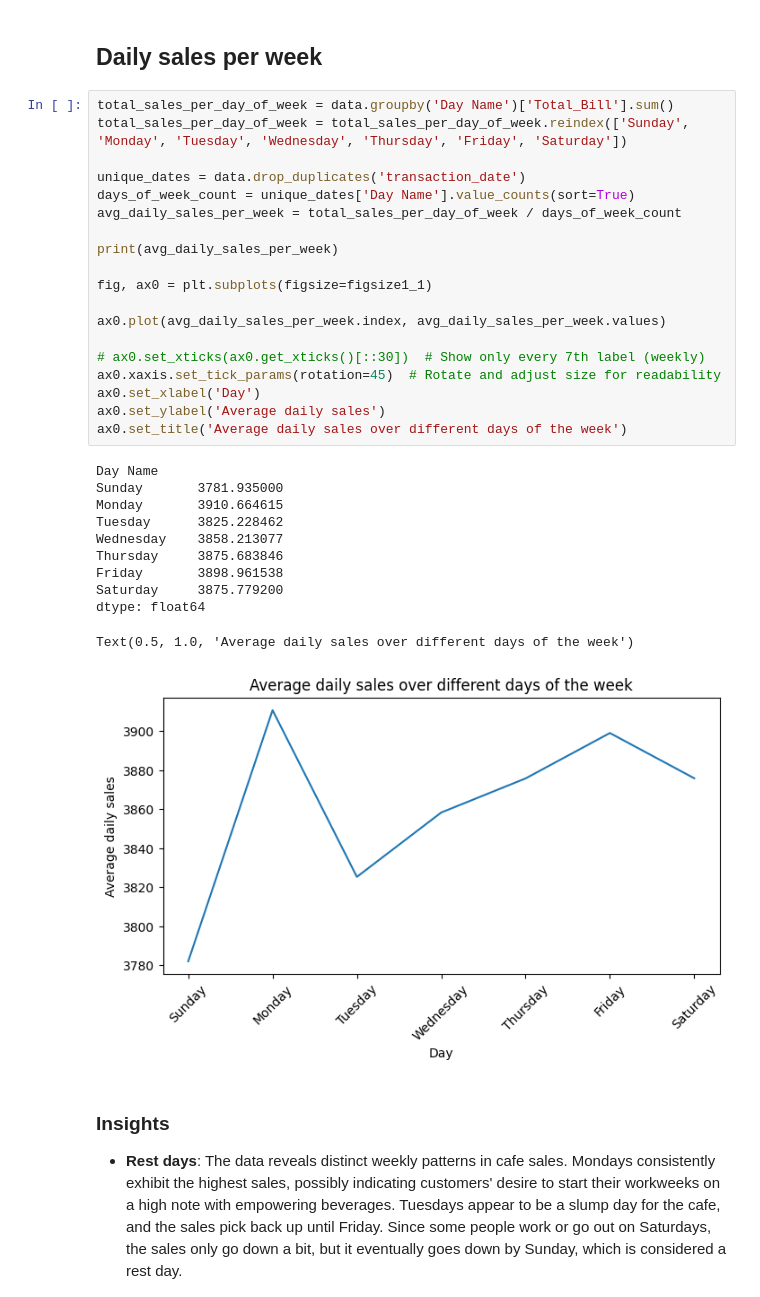
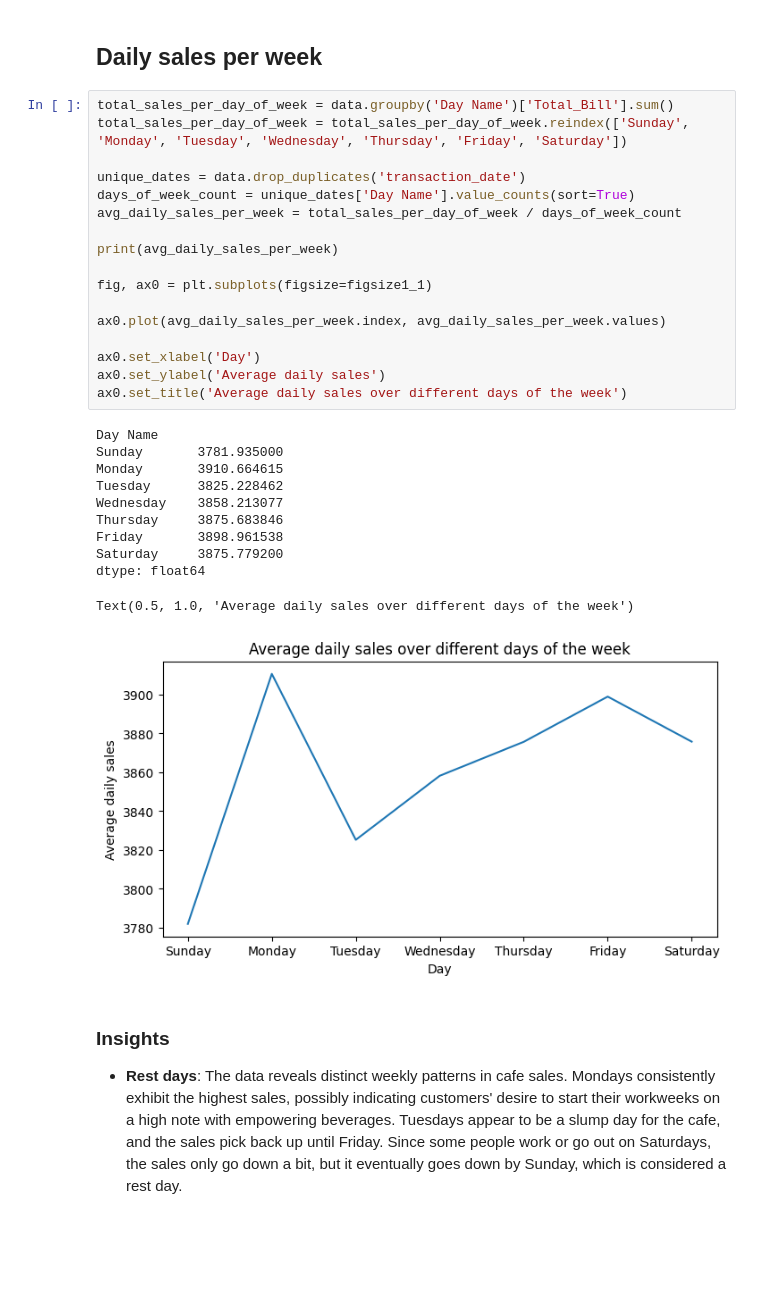
Before and after one commit to mlcuadra1/Coffee-Shop-EDA, a Jupyter notebook: notebooks/eda.ipynb, the cells around one changed output. Cells and saved outputs as stored; diff of their text form; blank space fills up the shorter version.

```diff
--- a/notebooks/eda.ipynb
+++ b/notebooks/eda.ipynb
@@ -159,34 +161,32 @@ Text(0.5, 1.0, 'Daily sales-per-transaction, averaged over 6 months')
 # %%
 total_sales_per_day_of_week = data.groupby('Day Name')['Total_Bill'].sum()
 total_sales_per_day_of_week = total_sales_per_day_of_week.reindex(['Sunday', 'Monday', 'Tuesday', 'Wednesday', 'Thursday', 'Friday', 'Saturday'])
 
 unique_dates = data.drop_duplicates('transaction_date')
 days_of_week_count = unique_dates['Day Name'].value_counts(sort=True)
 avg_daily_sales_per_week = total_sales_per_day_of_week / days_of_week_count
 
 print(avg_daily_sales_per_week)
 
 fig, ax0 = plt.subplots(figsize=figsize1_1)
 
 ax0.plot(avg_daily_sales_per_week.index, avg_daily_sales_per_week.values)
 
-# ax0.set_xticks(ax0.get_xticks()[::30])  # Show only every 7th label (weekly)
-ax0.xaxis.set_tick_params(rotation=45)  # Rotate and adjust size for readability
 ax0.set_xlabel('Day')
 ax0.set_ylabel('Average daily sales')
 ax0.set_title('Average daily sales over different days of the week')
 # %% [output]
 Day Name
 Sunday       3781.935000
 Monday       3910.664615
 Tuesday      3825.228462
 Wednesday    3858.213077
 Thursday     3875.683846
 Friday       3898.961538
 Saturday     3875.779200
 dtype: float64
 Text(0.5, 1.0, 'Average daily sales over different days of the week')
-[figure, old version]
+[figure, new version]
 # %% [markdown]
 ### Insights
 - **Rest days**: The data reveals distinct weekly patterns in cafe sales. Mondays consistently exhibit the highest sales, possibly indicating customers' desire to start their workweeks on a high note with empowering beverages. Tuesdays appear to be a slump day for the cafe, and the sales pick back up until Friday. Since some people work or go out on Saturdays, the sales only go down a bit, but it eventually goes down by Sunday, which is considered a rest day.
```
Also changed, not shown: parts of 4 cells of this notebook.
